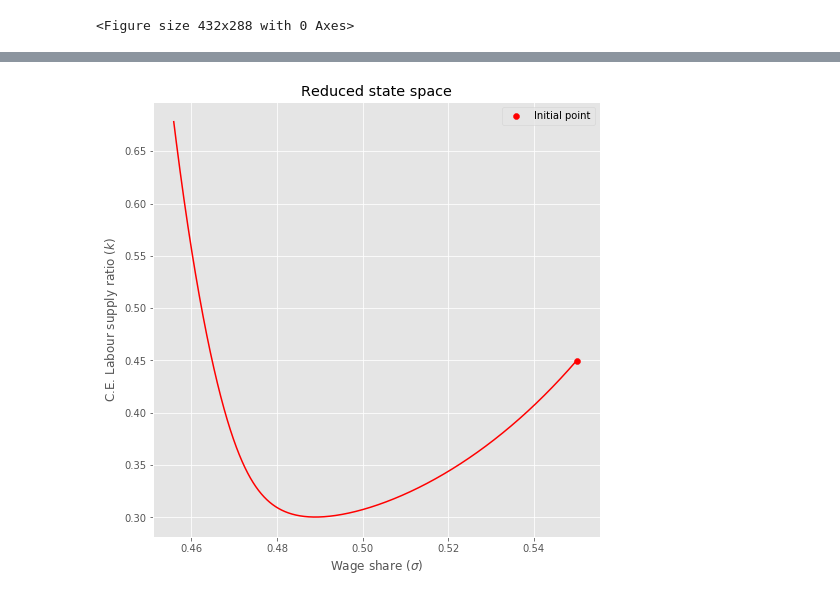
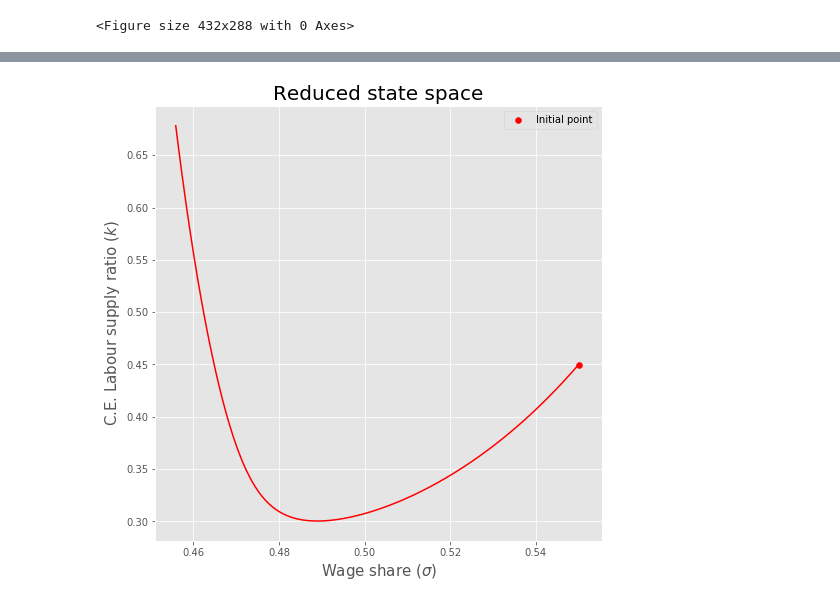
Before and after one commit to moreira-matheus/kalecki, a Jupyter notebook: ribeiro-palludeto/three-variable-model.ipynb, the cells around one changed output, grey strips where cells are left out. Cells and saved outputs as stored; diff of their text form; code cells hidden in the pictures.

```diff
--- a/ribeiro-palludeto/three-variable-model.ipynb
+++ b/ribeiro-palludeto/three-variable-model.ipynb
@@ -174,16 +174,16 @@ plt.show()
 # %%
 fig, ax = plt.subplots(figsize=(8,8))
 
 ax.plot(list_sigma,list_k, color='red')
 ax.scatter(list_sigma[0],list_k[0],marker='o',color='red',alpha=1.0,label='Initial point')
 
-ax.set_title('Reduced state space')
-ax.set_xlabel('Wage share ($\sigma$)')
-ax.set_ylabel('C.E. Labour supply ratio ($k$)')
+ax.set_title('Reduced state space', fontsize=20)
+ax.set_xlabel('Wage share ($\sigma$)', fontsize=15)
+ax.set_ylabel('C.E. Labour supply ratio ($k$)', fontsize=15)
 
 ax.legend()
 
 plt.show()
 # %% [output]
-[figure, old version]
+[figure, new version]
 # %%
```
Also changed, not shown: parts of 4 cells of this notebook, 1 other file.
